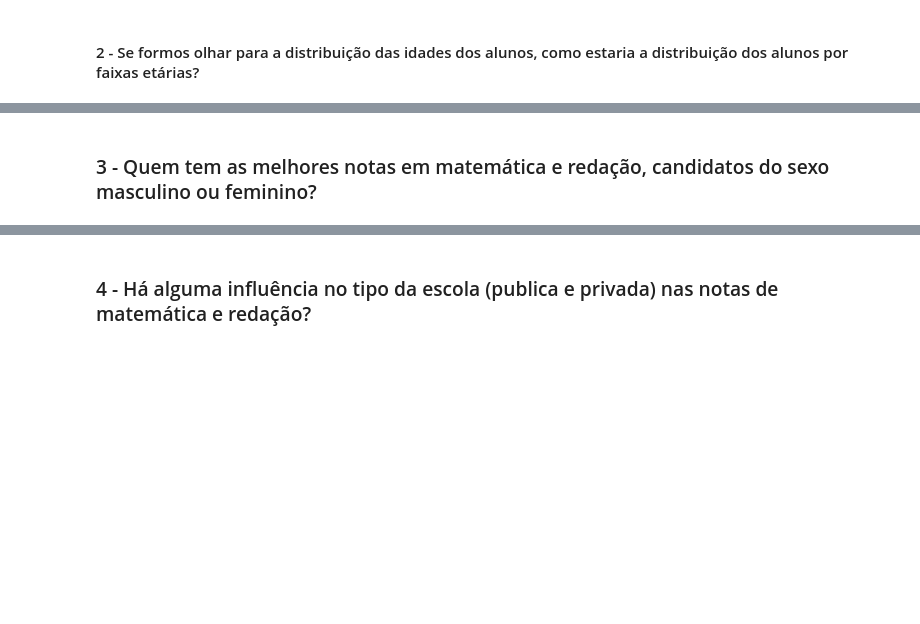
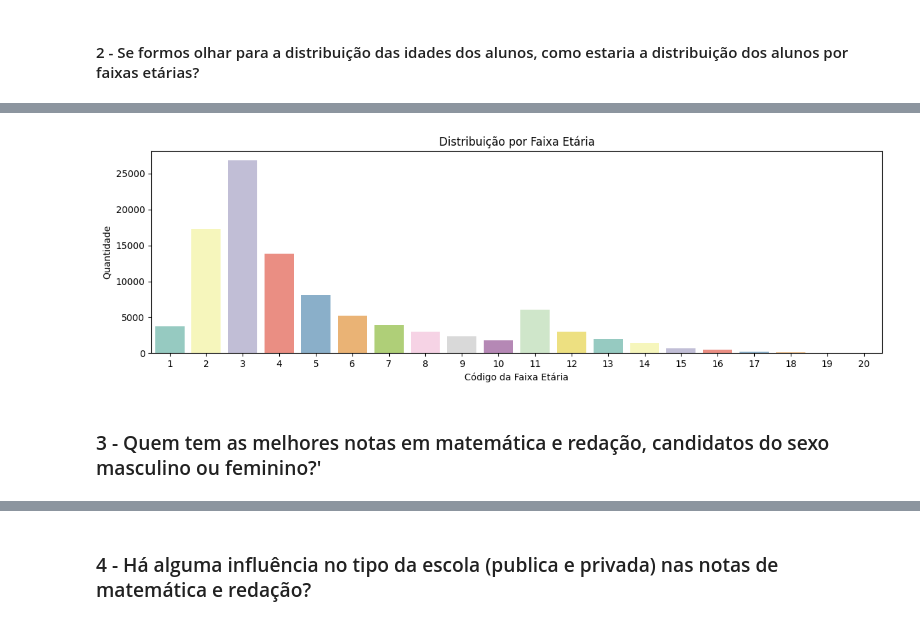
Before and after one commit to Wendemberg/processamento_dados, a Jupyter notebook: Wendemberg_trabalho_final.ipynb, the cells around one changed output, grey strips where cells are left out. Drawn from its saved outputs; the diff is of its cells as text; code cells hidden in the pictures; blank space fills up the shorter version.

```diff
--- a/Wendemberg_trabalho_final.ipynb
+++ b/Wendemberg_trabalho_final.ipynb
@@ -146,2 +303,12 @@ memory usage: 390.8+ KB
+# %%
+plt.figure(figsize=(12, 4))
+sns.countplot(x='TP_FAIXA_ETARIA', data=df, palette='Set3', order=sorted(df['TP_FAIXA_ETARIA'].dropna().unique()))
+plt.title("Distribuição por Faixa Etária")
+plt.xlabel("Código da Faixa Etária")
+plt.ylabel("Quantidade")
+plt.tight_layout()
+plt.show()
+# %% [output]
+[figure, added]
 # %% [markdown]
-### 3 - Quem tem as melhores notas em matemática e redação, candidatos do sexo masculino ou feminino?
+### 3 - Quem tem as melhores notas em matemática e redação, candidatos do sexo masculino ou feminino?'
```
Also changed, not shown: parts of 28 cells of this notebook, 1 other file.
